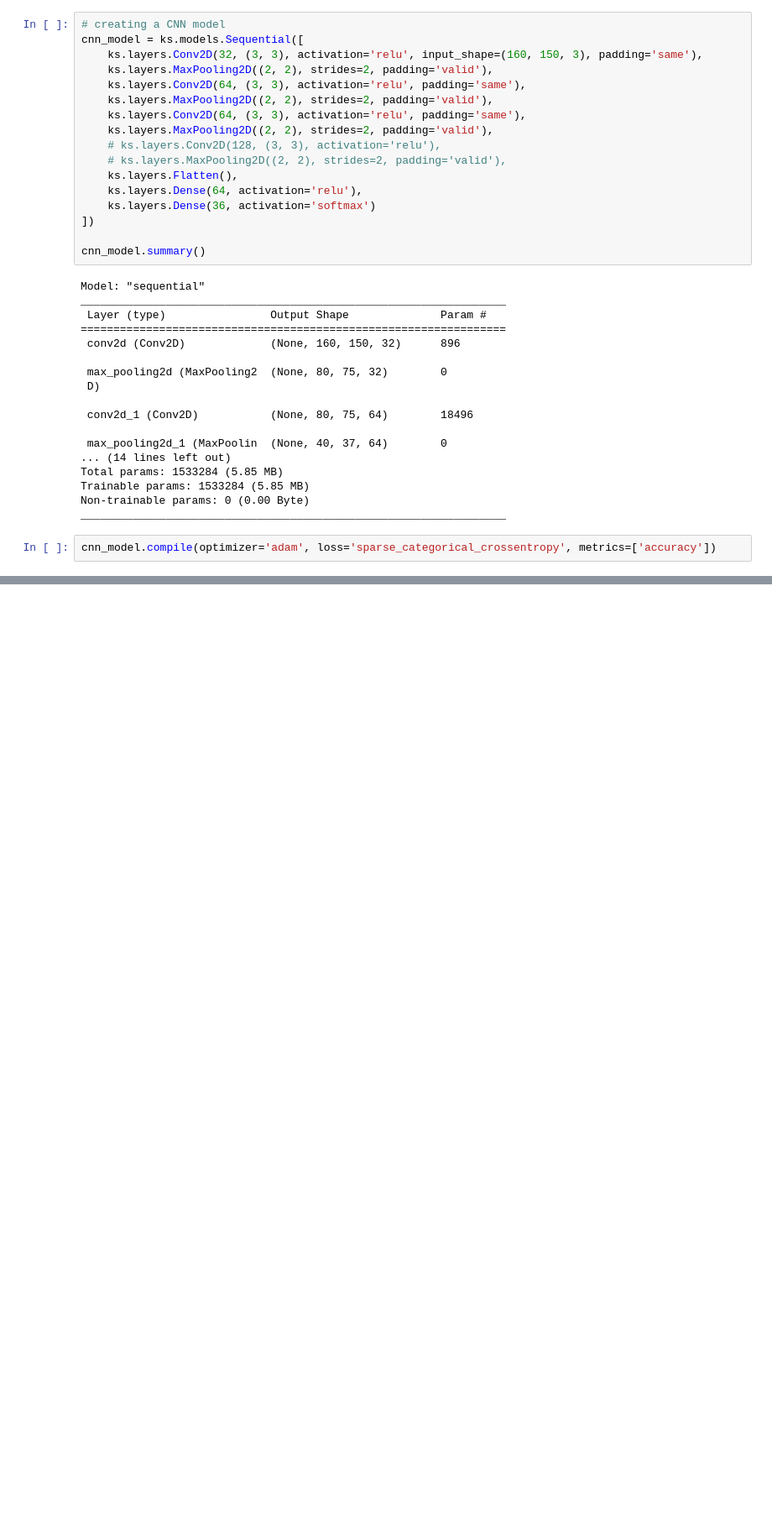
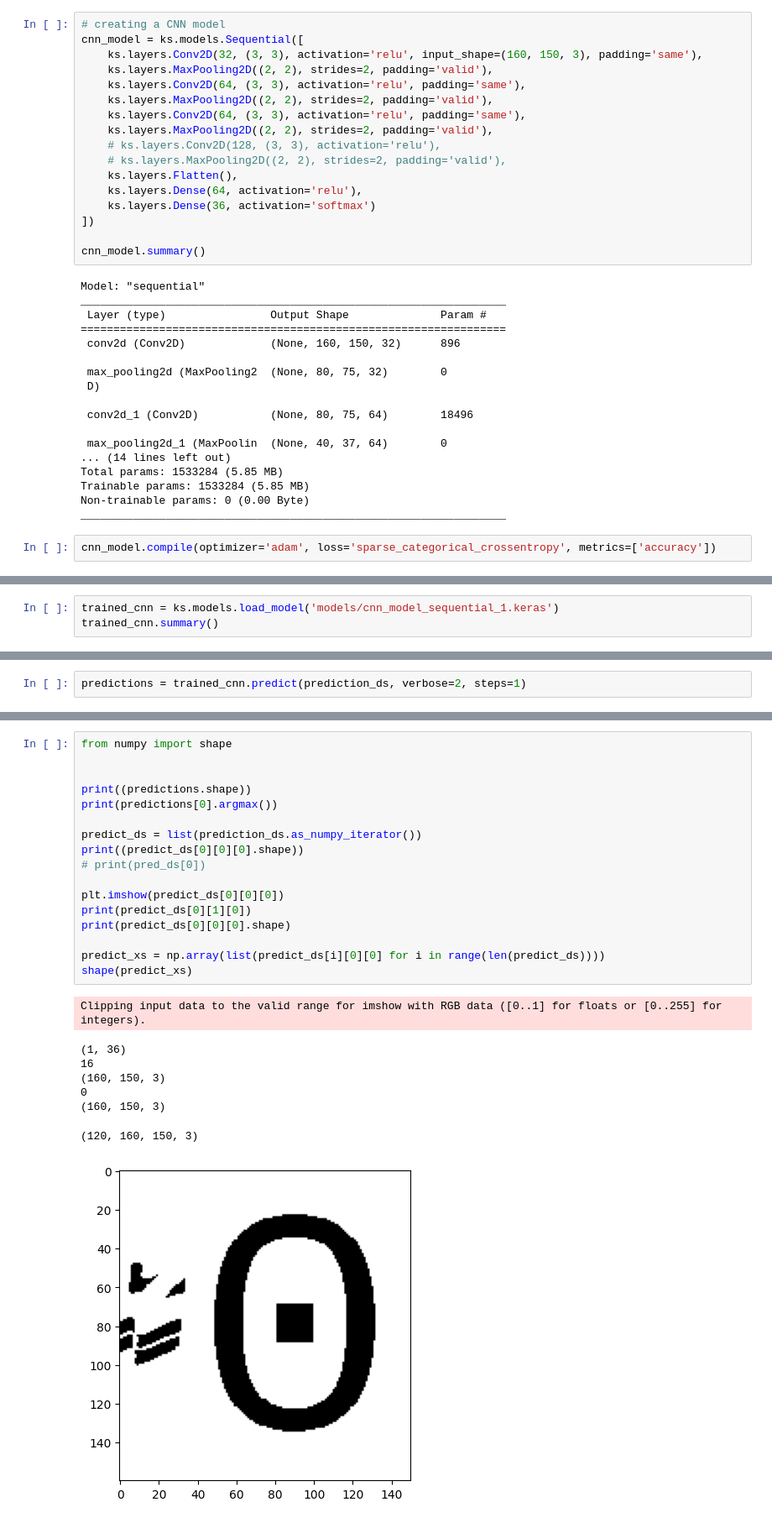
Before and after one commit to mmshakourig/ENPH353_LAB6, a Jupyter notebook: src/cnn.ipynb, the cells around one changed output, grey strips where cells are left out. Shown: that part at 84% size. Drawn from its saved outputs; the diff is of its cells as text; blank space fills up the shorter version.

```diff
--- a/src/cnn.ipynb
+++ b/src/cnn.ipynb
@@ -121,0 +122,3 @@ cnn_model.save('cnn_model_sequential_1.keras')
+# %%
+trained_cnn = ks.models.load_model('models/cnn_model_sequential_1.keras')
+trained_cnn.summary()
@@ -121,0 +173,2 @@ cnn_model.save('cnn_model_sequential_1.keras')
+# %%
+predictions = trained_cnn.predict(prediction_ds, verbose=2, steps=1)
@@ -121,0 +177,26 @@ cnn_model.save('cnn_model_sequential_1.keras')
+# %%
+from numpy import shape
+
+
+print((predictions.shape))
+print(predictions[0].argmax())
+
+predict_ds = list(prediction_ds.as_numpy_iterator())
+print((predict_ds[0][0][0].shape))
+# print(pred_ds[0])
+
+plt.imshow(predict_ds[0][0][0])
+print(predict_ds[0][1][0])
+print(predict_ds[0][0][0].shape)
+
+predict_xs = np.array(list(predict_ds[i][0][0] for i in range(len(predict_ds))))
+shape(predict_xs)
+# %% [output]
+Clipping input data to the valid range for imshow with RGB data ([0..1] for floats or [0..255] for integers).
+(1, 36)
+16
+(160, 150, 3)
+0
+(160, 150, 3)
+(120, 160, 150, 3)
+[figure, added]
```
Also changed, not shown: parts of 12 cells of this notebook.
